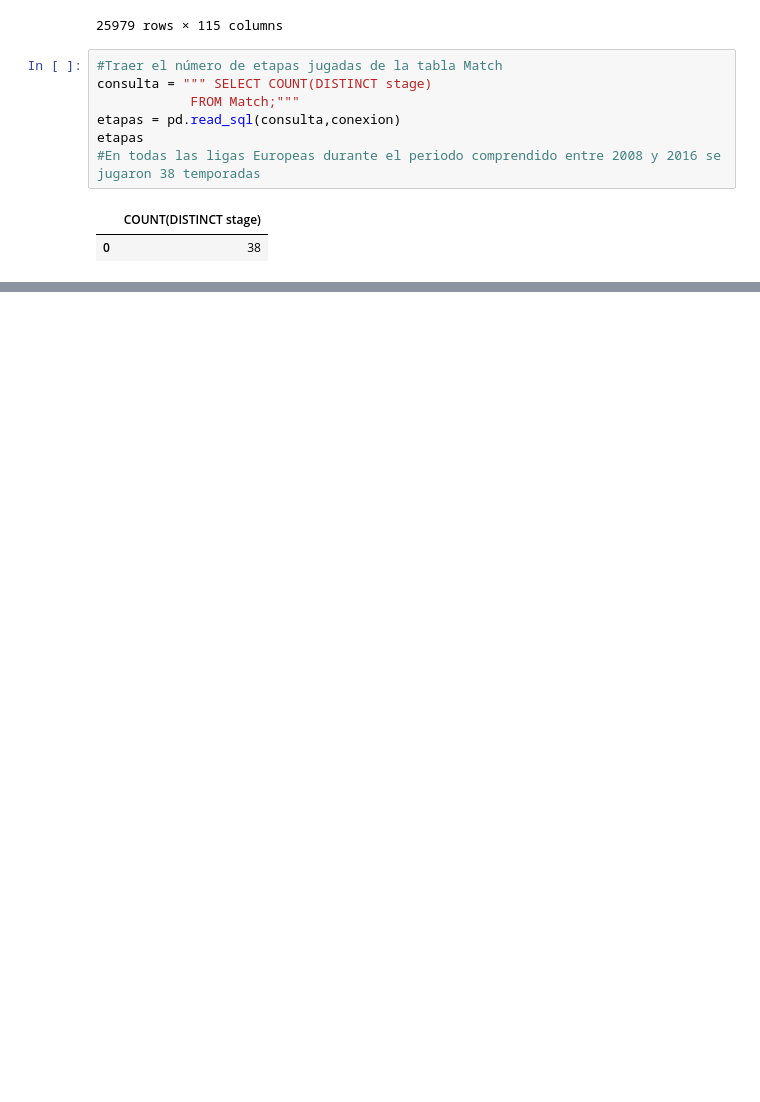
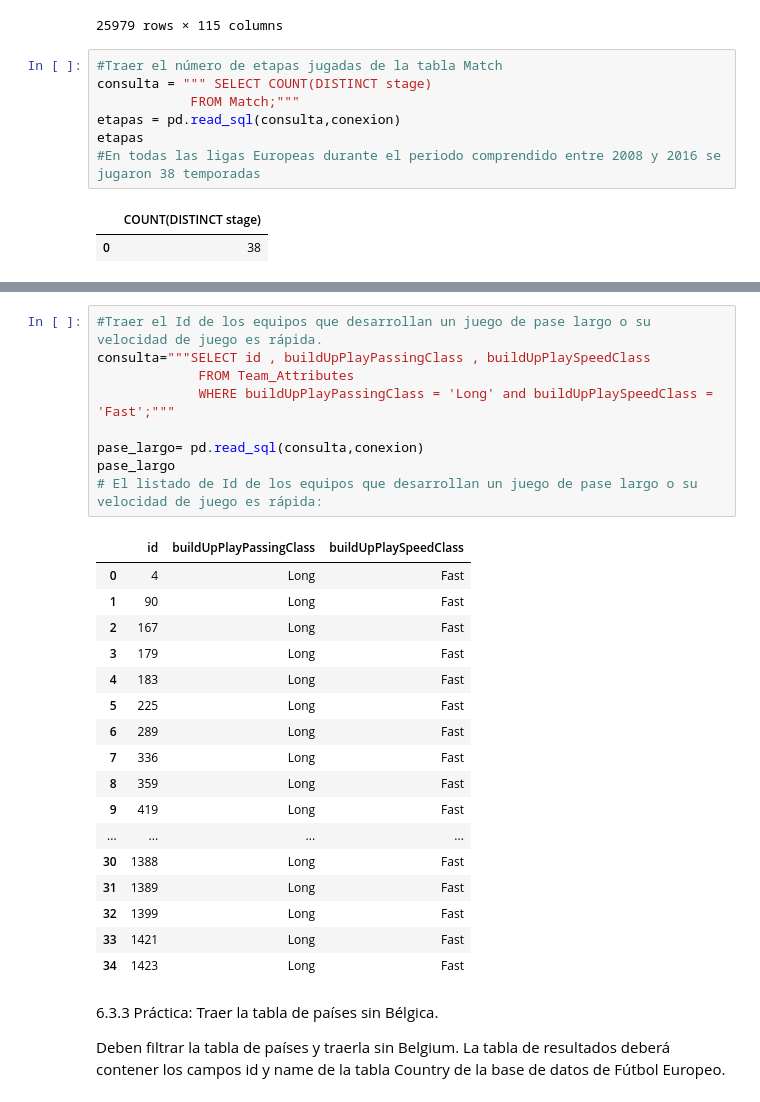
Before and after one commit to Davelascop/TalentoTech, a Jupyter notebook: Taller_SQL.ipynb, the cells around one changed output, grey strips where cells are left out. Cells and saved outputs as stored; diff of their text form; blank space fills up the shorter version.

```diff
--- a/Taller_SQL.ipynb
+++ b/Taller_SQL.ipynb
@@ -337,0 +570,31 @@ etapas
+# %%
+#Traer el Id de los equipos que desarrollan un juego de pase largo o su velocidad de juego es rápida.
+consulta="""SELECT id , buildUpPlayPassingClass , buildUpPlaySpeedClass
+             FROM Team_Attributes
+             WHERE buildUpPlayPassingClass = 'Long' and buildUpPlaySpeedClass = 'Fast';"""
+
+pase_largo= pd.read_sql(consulta,conexion)
+pase_largo
+# El listado de Id de los equipos que desarrollan un juego de pase largo o su velocidad de juego es rápida:
+# %% [output]
+|  | id | buildUpPlayPassingClass | buildUpPlaySpeedClass |
+| 0 | 4 | Long | Fast |
+| 1 | 90 | Long | Fast |
+| 2 | 167 | Long | Fast |
+| 3 | 179 | Long | Fast |
+| 4 | 183 | Long | Fast |
+| 5 | 225 | Long | Fast |
+| 6 | 289 | Long | Fast |
+| 7 | 336 | Long | Fast |
+| 8 | 359 | Long | Fast |
+| 9 | 419 | Long | Fast |
+| ... | ... | ... | ... |
+| 30 | 1388 | Long | Fast |
+| 31 | 1389 | Long | Fast |
+| 32 | 1399 | Long | Fast |
+| 33 | 1421 | Long | Fast |
+| 34 | 1423 | Long | Fast |
+# %% [markdown]
+6.3.3 Práctica: Traer la tabla de países sin Bélgica.
+
+Deben filtrar la tabla de países y traerla sin Belgium. La tabla de resultados deberá contener los campos id y name de la tabla Country de la base de datos de Fútbol Europeo.
```
Also changed, not shown: parts of 40 cells of this notebook.
